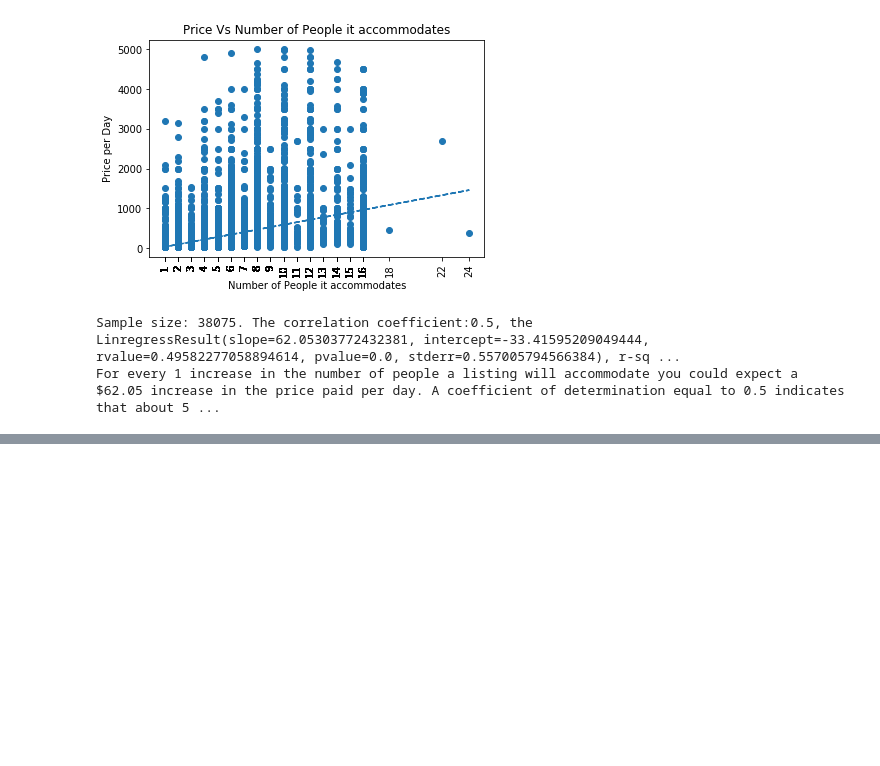
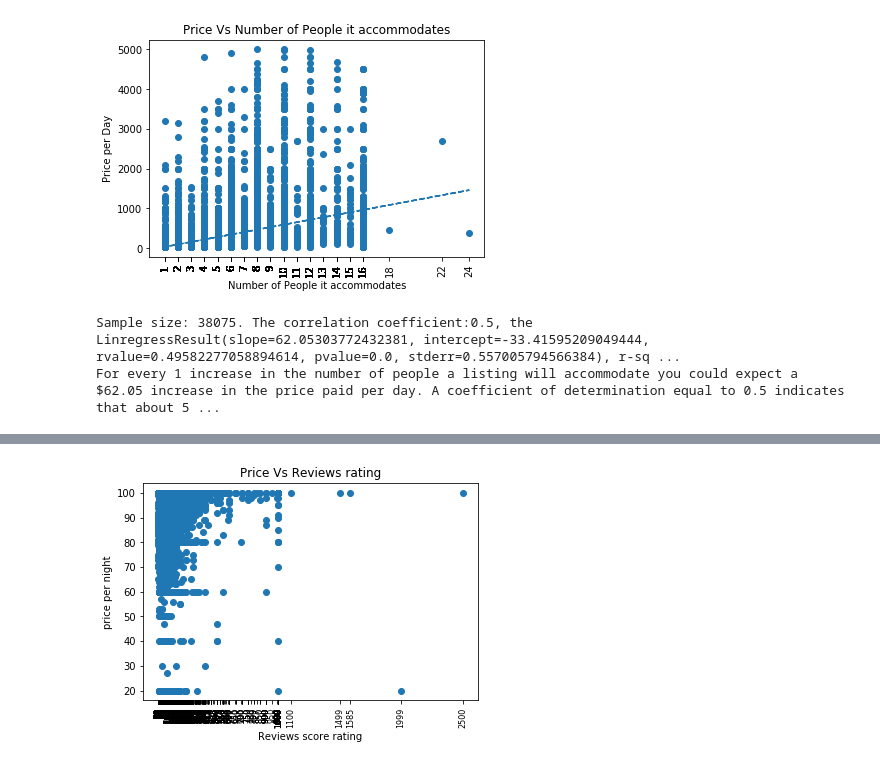
Before and after one commit to DerekTeed/project1_data, a Jupyter notebook: airbnbPy.ipynb, the cells around one changed output, grey strips where cells are left out. Drawn from its saved outputs; the diff is of its cells as text; code cells hidden in the pictures; blank space fills up the shorter version.

```diff
--- a/airbnbPy.ipynb
+++ b/airbnbPy.ipynb
@@ -274,0 +371,30 @@ For every 1 increase in the number of people a listing will accommodate you coul
+# %%
+# Nisha
+# March 2020 only
+# Q Any relationship between review_scores_rating and price per night for 1 bedroom listings
+# Variables: [‘review_scores_rating’] and [‘price’] where [‘bedrooms’] == 1
+new_df6 = air_df.loc[(air_df['bedrooms'] == 1)]
+new_df6 = new_df6.loc[(air_df['price'] < 5000) & (air_df['price'] > 20)]
+# new_df1
+# new_df1 = new_df1.loc[(air_df['price'] > 20)]
+reviews_rate = new_df6['review_scores_rating']
+price_per_night = new_df6['price']
+ran_dict = {
+    "Reviews_rate": reviews_rate,
+    "Price_night": price_per_night
+}
+new_df6 = pd.DataFrame(ran_dict)
+# new_df6
+new_df7 = new_df6.dropna(axis=0, how='any', inplace=False)
+new_df7
+y5 = new_df7['Reviews_rate']
+x5 = new_df7['Price_night']
+plt.scatter(x5, y5)
+plt.xticks(x5, rotation=90,fontsize=8)
+plt.xlabel('Reviews score rating')
+plt.ylabel('price per night')
+plt.title("Price Vs Reviews rating")
+#good_dataset_cap
+plt.show()
+# %% [output]
+[figure, added]
```
Also changed, not shown: parts of 28 cells of this notebook.
